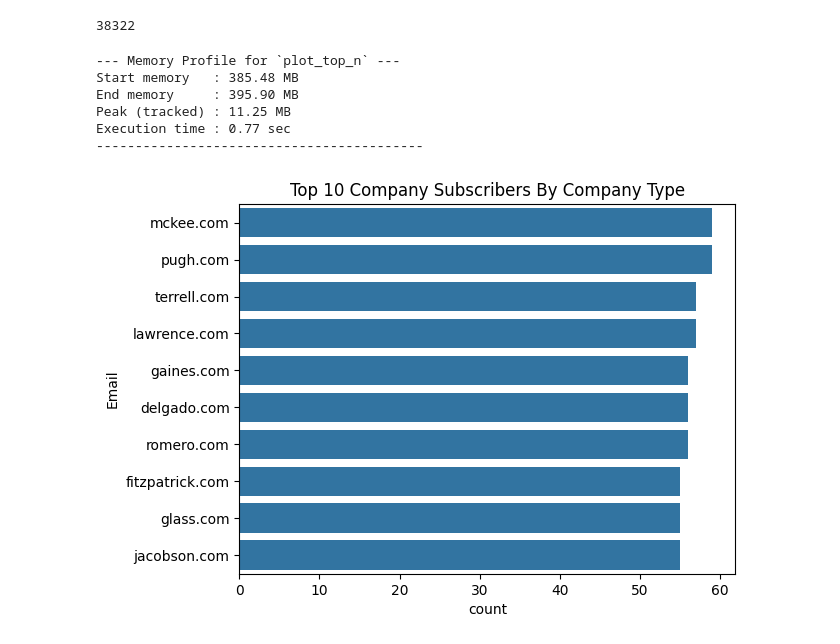
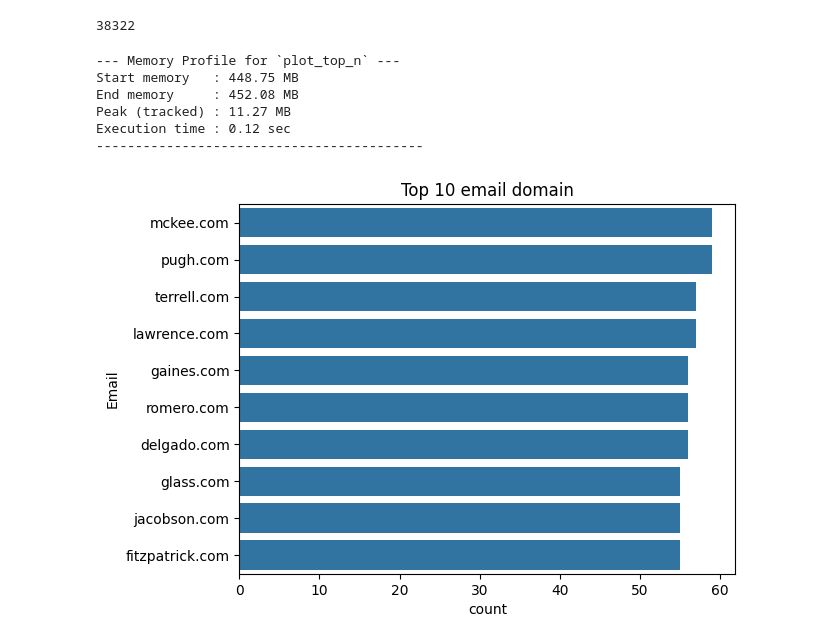
Before and after one commit to daryfauzan/Shopee-AI-Engineer-Technical-Test, a Jupyter notebook: src/Q1 CSV Parsing/notebook.ipynb, the cells around one changed output. Cells and saved outputs as stored; diff of their text form; code cells hidden in the pictures.

```diff
--- a/src/Q1 CSV Parsing/notebook.ipynb
+++ b/src/Q1 CSV Parsing/notebook.ipynb
@@ -324,12 +335,12 @@ email_domain.nunique()
 # %% [output]
 38322
 # %%
-plot_top_n(email_domain, title="Top 10 Company Subscribers By Company Type")
+plot_top_n(email_domain, title="Top 10 email domain")
 # %% [output]
 --- Memory Profile for `plot_top_n` ---
-Start memory   : 385.48 MB
-End memory     : 395.90 MB
-Peak (tracked) : 11.25 MB
-Execution time : 0.77 sec
+Start memory   : 448.75 MB
+End memory     : 452.08 MB
+Peak (tracked) : 11.27 MB
+Execution time : 0.12 sec
 ------------------------------------------
-[figure, old version]
+[figure, new version]
```
Also changed, not shown: parts of 11 cells of this notebook, 13 other files.
